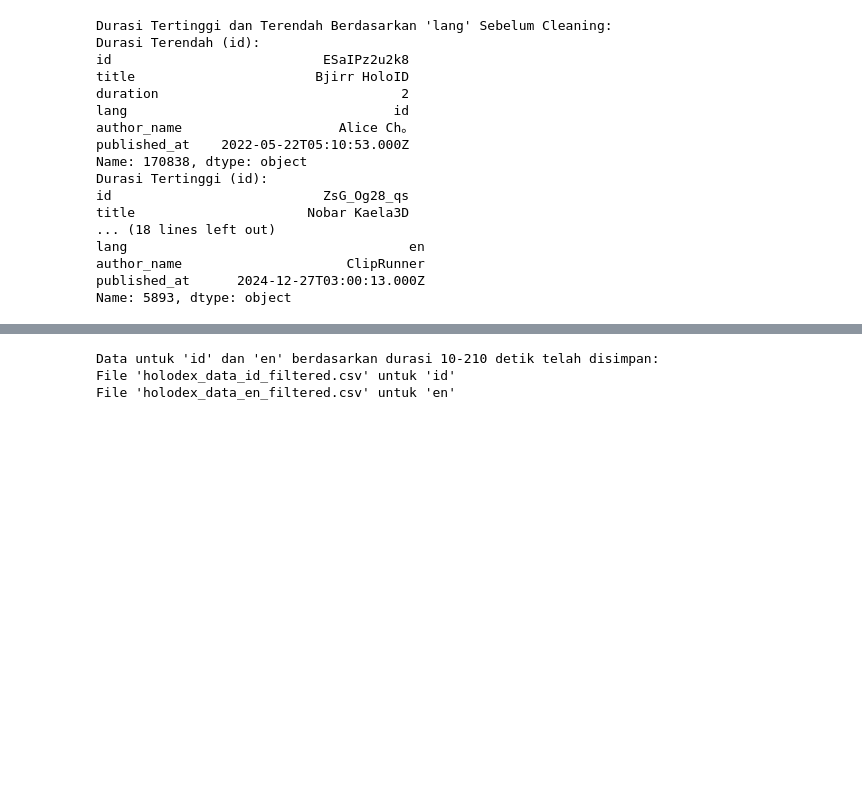
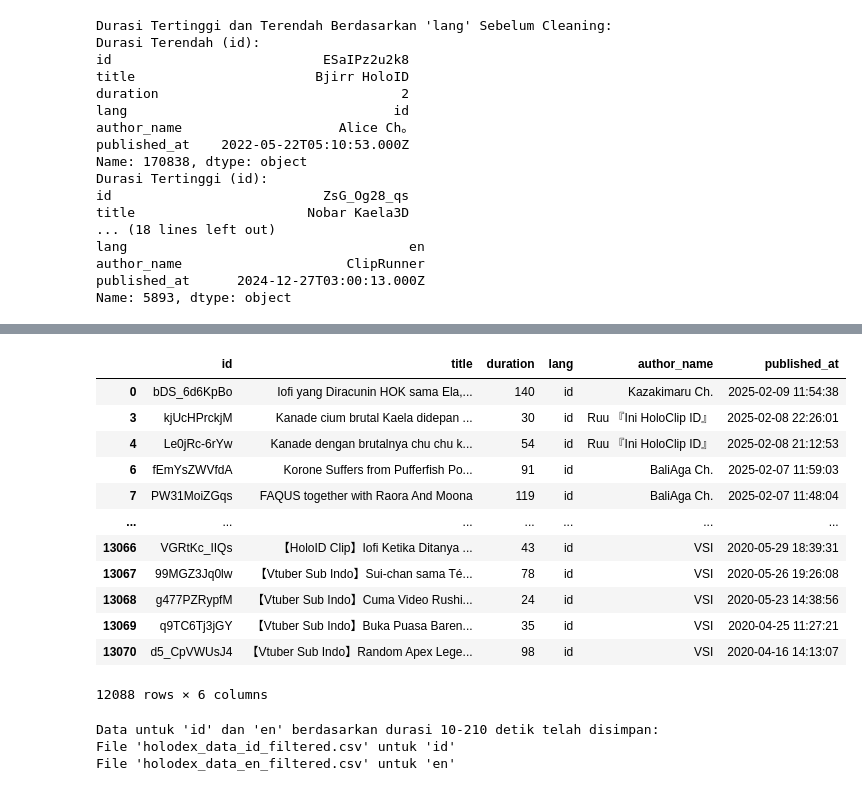
Before and after one commit to Dhiandika/contents_clips_vtubers, a Jupyter notebook: 1.DataCleaning Holodex/clean.ipynb, the cells around one changed output, grey strips where cells are left out. Cells and saved outputs as stored; diff of their text form; code cells hidden in the pictures; blank space fills up the shorter version.

```diff
--- a/1.DataCleaning Holodex/clean.ipynb
+++ b/1.DataCleaning Holodex/clean.ipynb
@@ -99,0 +70,8 @@ Name: 5893, dtype: object
+# %%
+# Menentukan author name yang akan dihapus
+author_to_remove = 'At Da Moment【 RORIN 】'  # Ganti dengan nama author yang sebenarnya
+
+# Menghapus baris dengan author name tertentu
+df_filtered = df_filtered[df_filtered['author_name'] != author_to_remove].copy()
+
+print(f"\nBaris dengan author name '{author_to_remove}' telah dihapus.")
@@ -100,3 +106,19 @@ Name: 5893, dtype: object
+# %%
+df_filtered
+# %% [output]
+|  | id | title | duration | lang | author_name | published_at |
+| 0 | bDS_6d6KpBo | Iofi yang Diracunin HOK sama Ela,... | 140 | id | Kazakimaru Ch. | 2025-02-09 11:54:38 |
+| 3 | kjUcHPrckjM | Kanade cium brutal Kaela didepan ... | 30 | id | Ruu 『Ini HoloClip ID』 | 2025-02-08 22:26:01 |
+| 4 | Le0jRc-6rYw | Kanade dengan brutalnya chu chu k... | 54 | id | Ruu 『Ini HoloClip ID』 | 2025-02-08 21:12:53 |
+| 6 | fEmYsZWVfdA | Korone Suffers from Pufferfish Po... | 91 | id | BaliAga Ch. | 2025-02-07 11:59:03 |
+| 7 | PW31MoiZGqs | FAQUS together with Raora And Moona | 119 | id | BaliAga Ch. | 2025-02-07 11:48:04 |
+| ... | ... | ... | ... | ... | ... | ... |
+| 13066 | VGRtKc_IIQs | 【HoloID Clip】Iofi Ketika Ditanya ... | 43 | id | VSI | 2020-05-29 18:39:31 |
+| 13067 | 99MGZ3Jq0lw | 【Vtuber Sub Indo】Sui-chan sama Té... | 78 | id | VSI | 2020-05-26 19:26:08 |
+| 13068 | g477PZRypfM | 【Vtuber Sub Indo】Cuma Video Rushi... | 24 | id | VSI | 2020-05-23 14:38:56 |
+| 13069 | q9TC6Tj3jGY | 【Vtuber Sub Indo】Buka Puasa Baren... | 35 | id | VSI | 2020-04-25 11:27:21 |
+| 13070 | d5_CpVWUsJ4 | 【Vtuber Sub Indo】Random Apex Lege... | 98 | id | VSI | 2020-04-16 14:13:07 |
+12088 rows × 6 columns
 # %%
 # Memisahkan data berdasarkan 'lang' dan 'duration'
 df_filtered = df_cleaned[(df_cleaned['lang'] == 'id') | (df_cleaned['lang'] == 'en')]
```
Also changed, not shown: parts of 3 cells of this notebook, 6 other files.
